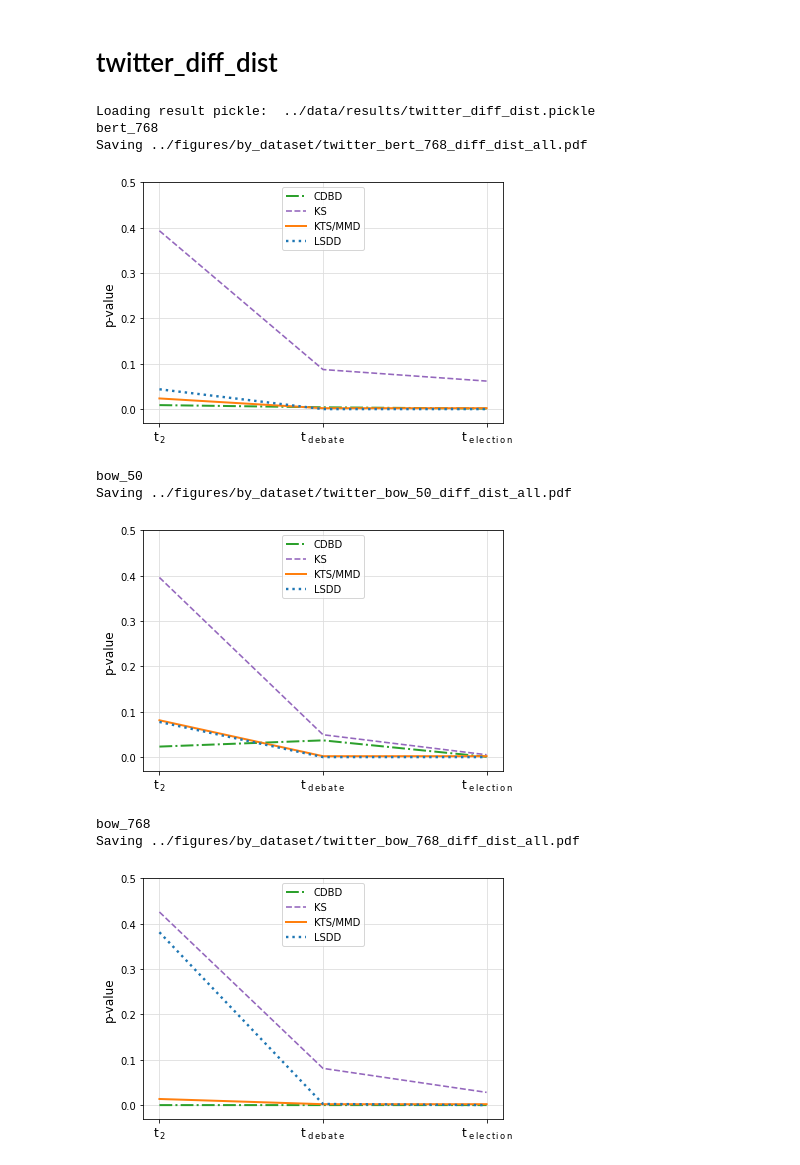
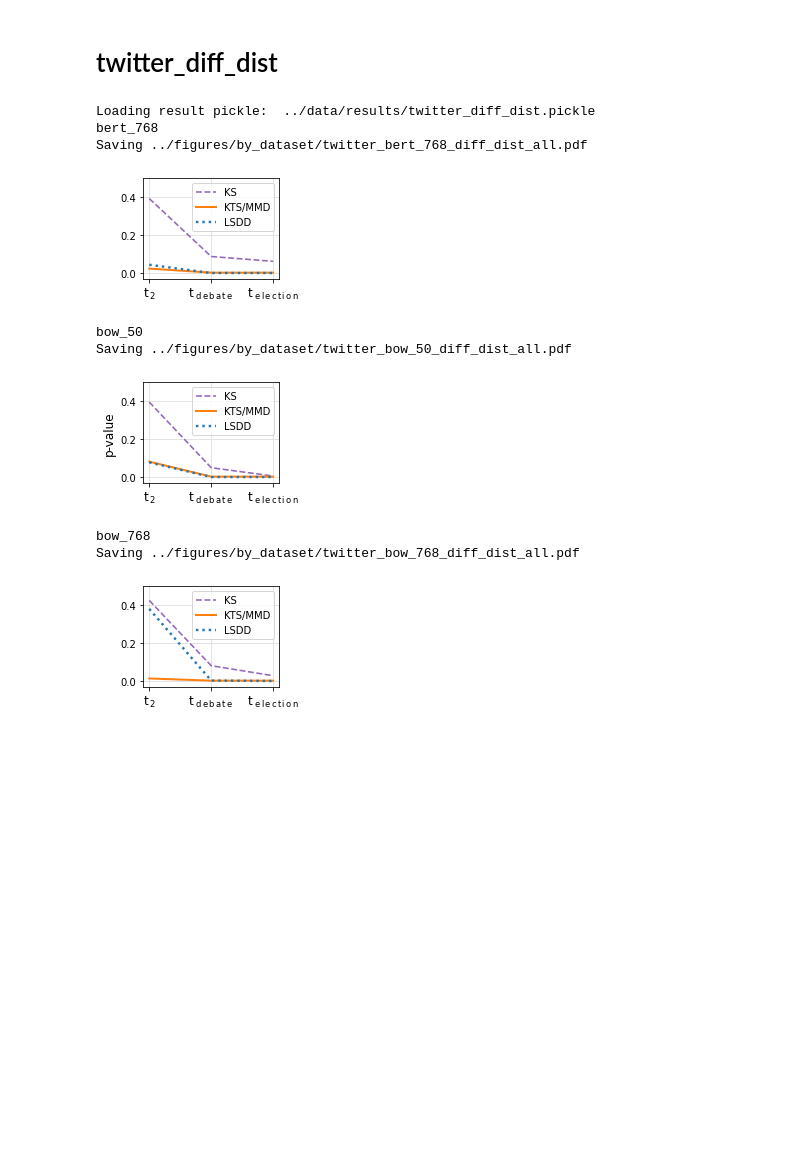
Before and after one commit to EML4U/Drift-detector-comparison, a Jupyter notebook: evaluation/plots-twitter.ipynb, the cells around one changed output. Saved outputs shown, nothing was run; the diff lists cells and outputs as text; code cells hidden in the pictures; blank space fills up the shorter version.

Commit message:
fig twitter-diff-dist shrinked

```diff
--- a/evaluation/plots-twitter.ipynb
+++ b/evaluation/plots-twitter.ipynb
@@ -101,7 +101,7 @@ def get_plot_config(detector_label, config={}):
     return config
 
 
-def plot_diff_dist(plot_data, legend_loc="upper center", ylim_top=1.03, pdf_filename=None):
+def plot_diff_dist(plot_data, legend_loc="upper center", ylim_top=1.03, pdf_filename=None, ylabel=True):
 
     # sort by label for legend
     labels_to_detectors = {}
@@ -117,7 +117,10 @@ def plot_diff_dist(plot_data, legend_loc="upper center", ylim_top=1.03, pdf_file
     # plot config
     ax.grid(color='#dddddd')
     ax.set_ylim([-0.03, ylim_top])
-    plt.ylabel('p-value', fontsize="large")
+    if ylabel:
+        plt.ylabel('p-value', fontsize="large")
+    else:
+        plt.ylabel(' ', fontsize="large")
     #plt.xlabel('x axis', fontsize="xx-large")
     #plt.xticks(ticks=range(0,3), labels=['124 + 24h', '192 + 24h', '480 + 24h'])
     #plt.xticks(ticks=range(0,3), labels=[r'$t_2$', r'$t_{debate}$', r'$t_{election}$'], fontsize="large")
@@ -128,6 +131,7 @@ def plot_diff_dist(plot_data, legend_loc="upper center", ylim_top=1.03, pdf_file
     #plt.xlabel('Primary T$_{eff}$')
     #            Primary T$_\mathrm{eff}$'
 
+    fig.set_size_inches(3, 2)
     plt.legend(loc=legend_loc)
 
     # save
@@ -158,36 +162,38 @@ except NameError:
 # %%
 # load results if not existing
 try:
     results
 except NameError:
     print('Loading result pickle: ', result_pickle)
     with open(result_pickle, 'rb') as handle:
         (results_124, results_192, results_480) = pickle.load(handle)
 
 # plot
 data = {}
 for mode in modes:
     print(mode)
     data[mode] = {}
     for detector in detectors:
 
         if(detector == "csdd" or detector == "ammd"): # Remove CosSim and MMD
             continue
+        if(detector == "cdbd"): # Remove cdbd
+            continue
 
         data[mode][detector] = [np.mean(r[mode][detector]['predictions']) for r in (results_124, results_192, results_480)]
 
-    #if(mode == "bow_768"):
-    #    plot_diff_dist(data[mode], pdf_filename="../figures/by_dataset/twitter_" + mode + "_diff_dist_all.pdf", legend_loc="upper right")
-    #else:
-    plot_diff_dist(data[mode], pdf_filename="../figures/by_dataset/twitter_" + mode + "_diff_dist_all.pdf", ylim_top=0.5)
+    if(mode == "bow_50"):
+        plot_diff_dist(data[mode], pdf_filename="../figures/by_dataset/twitter_" + mode + "_diff_dist_all.pdf", ylim_top=0.5, legend_loc="upper right",  ylabel=True)
+    else:
+        plot_diff_dist(data[mode], pdf_filename="../figures/by_dataset/twitter_" + mode + "_diff_dist_all.pdf", ylim_top=0.5, legend_loc="upper right",  ylabel=False)
 # %% [output]
 Loading result pickle:  ../data/results/twitter_diff_dist.pickle
 bert_768
 Saving ../figures/by_dataset/twitter_bert_768_diff_dist_all.pdf
-[figure, old version]
+[figure, new version]
 bow_50
 Saving ../figures/by_dataset/twitter_bow_50_diff_dist_all.pdf
-[figure, old version]
+[figure, new version]
 bow_768
 Saving ../figures/by_dataset/twitter_bow_768_diff_dist_all.pdf
-[figure, old version]
+[figure, new version]
```
Also changed, not shown: 5 other files.
